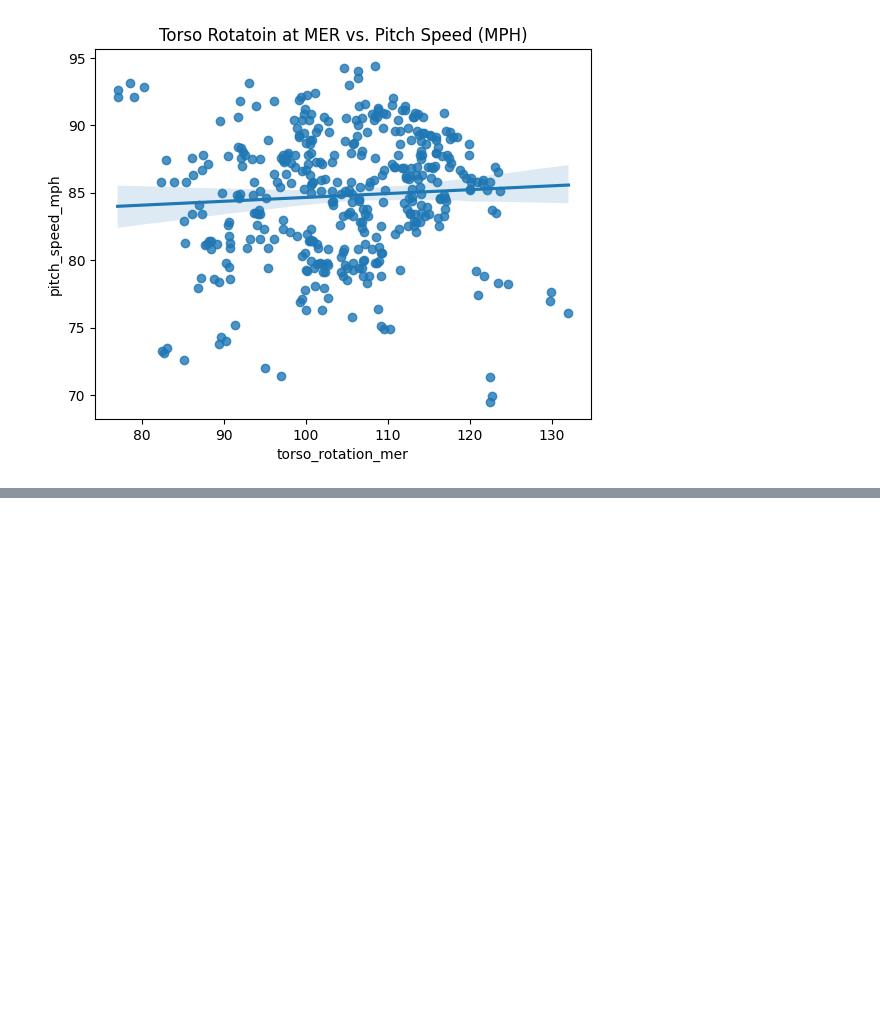
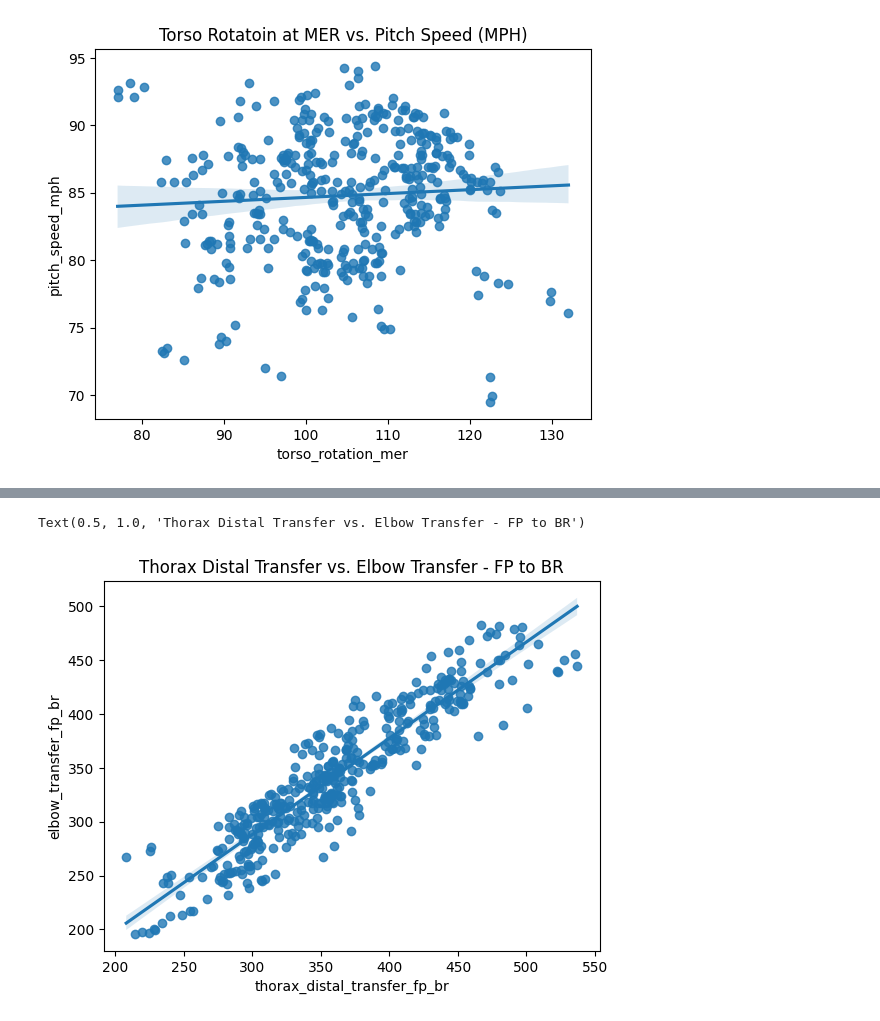
Before and after one commit to gabriel31levy34/OpenBiomechanics, a Jupyter notebook: EDA.ipynb, the cells around one changed output, grey strips where cells are left out. Saved outputs shown, nothing was run; the diff lists cells and outputs as text; code cells hidden in the pictures; blank space fills up the shorter version.

```diff
--- a/EDA.ipynb
+++ b/EDA.ipynb
@@ -2845,0 +2858,6 @@ Text(0.5, 1.0, 'Torso Rotatoin at MER vs. Pitch Speed (MPH)')
+# %%
+sns.regplot(x=poi.thorax_distal_transfer_fp_br, y=poi.elbow_transfer_fp_br)
+plt.title('Thorax Distal Transfer vs. Elbow Transfer - FP to BR')
+# %% [output]
+Text(0.5, 1.0, 'Thorax Distal Transfer vs. Elbow Transfer - FP to BR')
+[figure, added]
```
Also changed, not shown: parts of 12 cells of this notebook.
